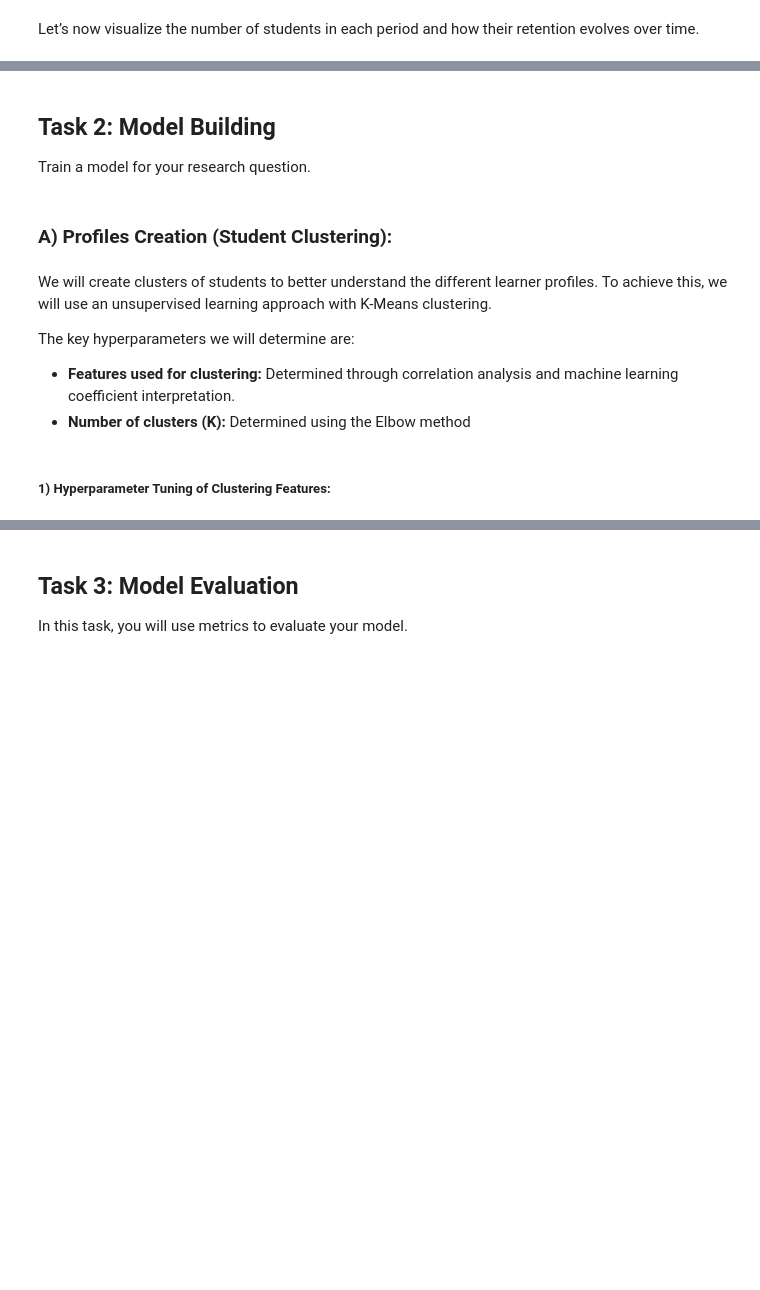
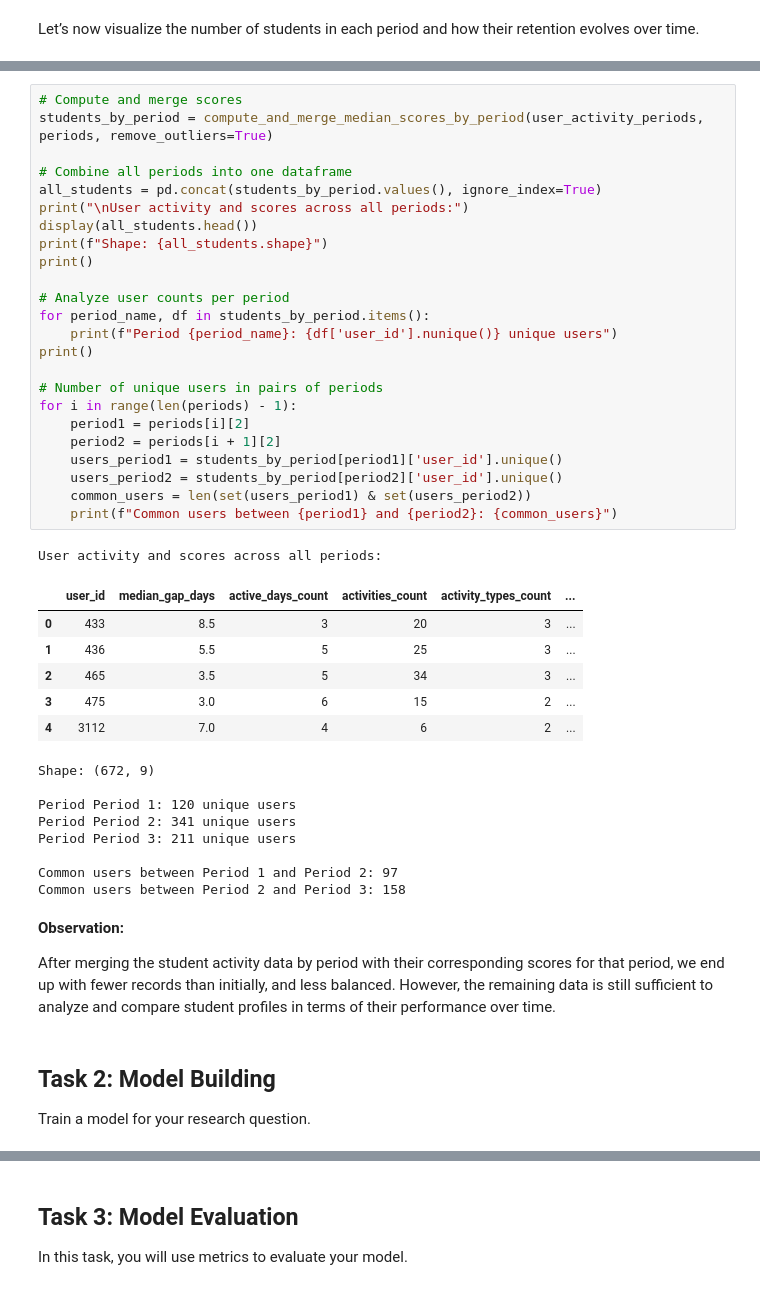
Before and after one commit to malenraychev/BigMMMBehaviour, a Jupyter notebook: m7_RQ2_MMM.ipynb, the cells around one changed output, grey strips where cells are left out. Cells and saved outputs as stored; diff of their text form; blank space fills up the shorter version.

```diff
--- a/m7_RQ2_MMM.ipynb
+++ b/m7_RQ2_MMM.ipynb
@@ -724,15 +552,48 @@ plt.show()
+# %%
+# Compute and merge scores
+students_by_period = compute_and_merge_median_scores_by_period(user_activity_periods, periods, remove_outliers=True)
+
+# Combine all periods into one dataframe
+all_students = pd.concat(students_by_period.values(), ignore_index=True)
+print("\nUser activity and scores across all periods:")
+display(all_students.head())
+print(f"Shape: {all_students.shape}")
+print()
+
+# Analyze user counts per period
+for period_name, df in students_by_period.items():
+    print(f"Period {period_name}: {df['user_id'].nunique()} unique users")
+print()
+
+# Number of unique users in pairs of periods
+for i in range(len(periods) - 1):
+    period1 = periods[i][2]
+    period2 = periods[i + 1][2]
+    users_period1 = students_by_period[period1]['user_id'].unique()
+    users_period2 = students_by_period[period2]['user_id'].unique()
+    common_users = len(set(users_period1) & set(users_period2))
+    print(f"Common users between {period1} and {period2}: {common_users}")
+# %% [output]
+User activity and scores across all periods:
+|  | user_id | median_gap_days | active_days_count | activities_count | activity_types_count | ... |
+| 0 | 433 | 8.5 | 3 | 20 | 3 | ... |
+| 1 | 436 | 5.5 | 5 | 25 | 3 | ... |
+| 2 | 465 | 3.5 | 5 | 34 | 3 | ... |
+| 3 | 475 | 3.0 | 6 | 15 | 2 | ... |
+| 4 | 3112 | 7.0 | 4 | 6 | 2 | ... |
+Shape: (672, 9)
+
+Period Period 1: 120 unique users
+Period Period 2: 341 unique users
+Period Period 3: 211 unique users
+
+Common users between Period 1 and Period 2: 97
+Common users between Period 2 and Period 3: 158
+# %% [markdown]
+**Observation:**
+
+After merging the student activity data by period with their corresponding scores for that period, we end up with fewer records than initially, and less balanced. However, the remaining data is still sufficient to analyze and compare student profiles in terms of their performance over time.
 # %% [markdown]
 ## Task 2: Model Building
 
 Train a model for your research question.
-# %% [markdown]
-### A) Profiles Creation (Student Clustering):
-# %% [markdown]
-We will create clusters of students to better understand the different learner profiles. To achieve this, we will use an unsupervised learning approach with K-Means clustering.
-
-The key hyperparameters we will determine are:
-
-- **Features used for clustering:** Determined through correlation analysis and machine learning coefficient interpretation.
-- **Number of clusters (K):** Determined using the Elbow method
-# %% [markdown]
-##### 1) Hyperparameter Tuning of Clustering Features:
```
Also changed, not shown: parts of 60 cells of this notebook.
